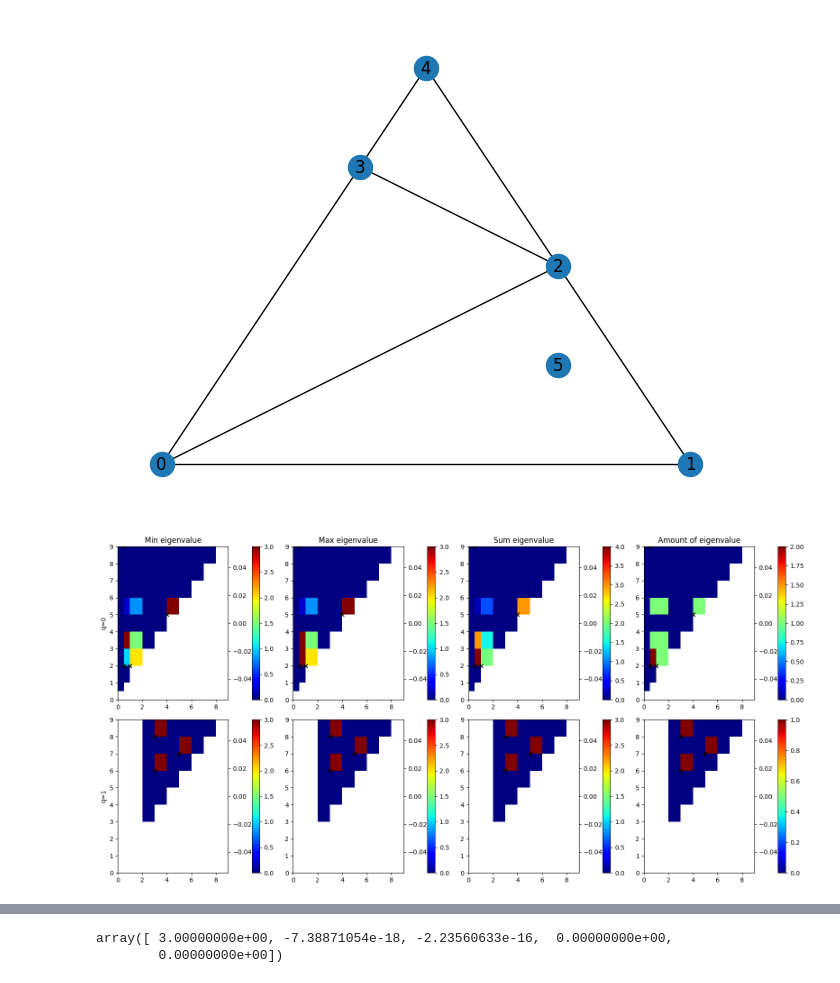
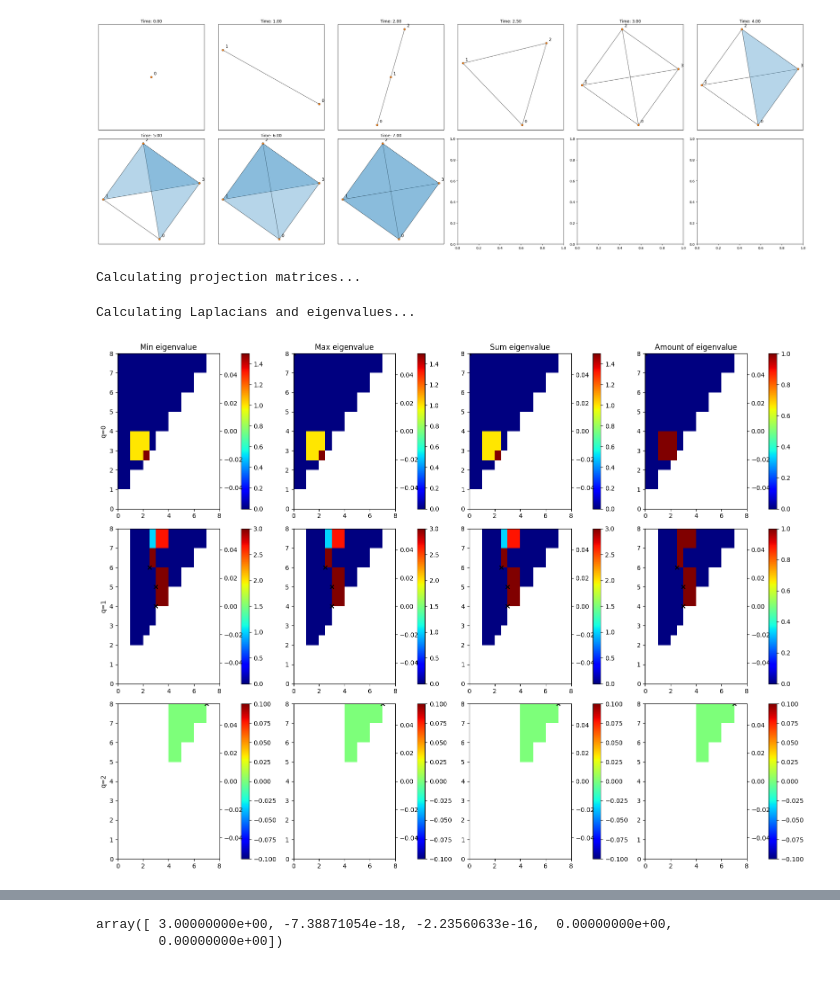
Before and after one commit to siroj99/Master_thesis, a Jupyter notebook: code/laplacians.ipynb, the cells around one changed output, grey strips where cells are left out. Cells and saved outputs as stored; diff of their text form; code cells hidden in the pictures.

Commit message:
Added function that use torch instead of numpy and added a faster method using Greville's form and smart allocation of memory.

```diff
--- a/code/laplacians.ipynb
+++ b/code/laplacians.ipynb
@@ -54,7 +55,7 @@ def create_path(n, end_path = -1):
 
 
 # Drawn
-# simplices = [([0], 0), ([1], 1), ([2], 2), ([3], 3), ([1,0], 4), ([0,3], 5), ([1,3], 6), ([2,3], 7), ([0,2], 8), ([0,1,3], 9)]#, ([0,2,3], 10)]
+simplices = [([0], 0), ([1], 1), ([2], 2), ([3], 3), ([1,0], 4), ([0,3], 5), ([1,3], 6), ([2,3], 7), ([0,2], 8), ([0,1,3], 9)]#, ([0,2,3], 10)]
 # simplices = [([0], 0), ([1], 1), ([2], 2), ([3], 3), ([1,0], 4), ([2,3], 5), ([4], 6), ([2,4], 7), ([3,4], 8), ([2,3,4], 9), ([0,3], 10), ([1,3], 11), ([0,2], 12), ([0,1,3], 13)]#, ([0,2,3], 10)]
 
 # Swapped 7 and 8
@@ -79,7 +80,7 @@ def create_path(n, end_path = -1):
 # simplices = [([0], 0), ([1], 0), ([2], 0), ([3], 0), ([0,2], 1), ([0,3], 1), ([2,3], 1), ([0,1], 2), ([0,2,3], 3)]
 
 # Drawn new
-simplices = [([5], 0), ([0], 0.5), ([1], 0.5), ([2], 0.5), ([3], 1), ([0,1], 2), ([1,2], 2), ([2,3], 2), ([0,2], 3), ([0,3], 3), ([4], 4), ([2,4], 5), ([3,4], 5), ([0,1,2], 6), ([2,3,4], 7), ([0,2,3], 8)]
+# simplices = [([0], 0), ([1], 0), ([2], 0), ([3], 1), ([0,1], 2), ([1,2], 2), ([2,3], 2), ([0,2], 3), ([0,3], 3), ([4], 4), ([2,4], 5), ([3,4], 5), ([0,1,2], 6), ([2,3,4], 7), ([0,2,3], 8)]
 
 # Test easy
 # simplices = [([0], 0), ([1], 0), ([2], 0), ([0,1], 0), ([0,2], 0), ([1,2], 0),
@@ -93,57 +94,100 @@ simplices = [([5], 0), ([0], 0.5), ([1], 0.5), ([2], 0.5), ([3], 1), ([0,1], 2),
 # simplices = [([0],0), ([1], 0), ([2], 1), ([3], 1), ([4], 1), ([0,2], 1), ([2,3], 1), ([2,4], 1), ([3,4], 1), ([1,4], 1)]
 
 # Dimension 2 feature
-# simplices = [([0],0), ([1], 1), ([0,1], 1), ([2], 2), ([0,2], 2), ([1,2], 2), ([3], 3), ([0,3], 3), ([1,3], 3), ([2,3], 3), ([0,2,3], 4), ([1,2,3], 5), ([0,1,2], 6), ([0,1,3], 7)]
+simplices = [([0],0), ([1], 1), ([0,1], 1), ([2], 2), ([0,2], 2.5), ([1,2], 2), ([3], 3), ([0,3], 3), ([1,3], 3), ([2,3], 3), ([0,2,3], 4), ([1,2,3], 5), ([0,1,2], 6), ([0,1,3], 7)]
+
+# 2 dimension 2 features
+# simplices = [([0], 0), ([1], 1), ([2], 2), ([3], 3), ([4], 4), ([0,2], 5),
+#              ([2,4], 6), ([1,4], 7), ([0,1], 8), ([3,4], 9), ([2,3], 10), ([1,2], 11),
+#              ([1,3], 12), ([0,3], 13), ([0,2,3], 14), ([1,3,4], 15), ([0,1,3], 16), ([0,1,2], 17),
+#              ([2,3,4], 18), ([1,2,4], 19), ([1,2,3], 20), ([0,1,2,3], 21)]
+
+# Fewer timesteps
+# simplices = [([0], 0), ([1], 0), ([2], 2), ([3], 2), ([4], 4), ([0,2], 4),
+#              ([2,4], 6), ([1,4], 6), ([0,1], 8), ([3,4], 8), ([2,3], 10), ([1,2], 10),
+#              ([1,3], 12), ([0,3], 12), ([0,2,3], 14), ([1,3,4], 14), ([0,1,3], 16), ([0,1,2], 16),
+#              ([2,3,4], 18), ([1,2,4], 18), ([1,2,3], 20), ([0,1,2,3], 20)]
+
+# NOT 2 eigenvalues
+# simplices = [([0], 0), ([1], 1), ([2], 2), ([0,2], 4), ([0,1], 4),  ([1,2], 3)]
+
+# 2 eigenvalues
+# simplices = [([0], 0), ([1], 1), ([2], 1), ([1,2], 3), ([0,1], 2), ([0,2], 3)]
+
+# 3 eigenvalues
+# simplices = [([0], 0), ([1], 1), ([2], 1), ([3], 1), ([0,3], 2), ([0,1], 2), ([1,2], 2), ([2,3], 2)]
+
+# simplices = [([0], 0), ([3], 1), ([6], 1), ([1], 2), ([0,1], 2), ([4], 2), ([3,4], 2), ([7], 2), ([6,7], 2.5), ([2], 3), ([5], 3), ([8], 3), ([1,2], 3), ([2,3], 4), ([4,5], 4), ([5,6], 4), ([7,8], 4), ([0,8], 4)]
 
 # Path
 # simplices = create_path(8, end_path=-1)
 
 # Cycles
 # simplices = create_cycle(3)
 x = 4
 y = 4
 z = 4
 x4 = 5
 overlap = 3
 # Three cycles added in order x->y->z, with x and z not connected.
 # simplices = create_cycle(x) + create_cycle(y, start_n=x, overlap=overlap, overlap_start=x-overlap) + create_cycle(z, start_n=x+y-overlap, overlap=overlap, overlap_start=x+y-2*overlap)
 # Three cycles added with all of them connecting on overlap vertices.
 # simplices = create_cycle(x) + create_cycle(y, start_n=x, overlap=overlap) + create_cycle(z, start_n=x+y-overlap, overlap=overlap)
 # simplices = create_cycle(x) + create_cycle(y, start_n=x, overlap=overlap) + create_cycle(z, start_n=x+y-overlap, overlap=overlap)+ create_cycle(x4, start_n=x+y+z-2*overlap, overlap=overlap)
 # simplices.append(([7], 0))
 # simplices.append(([6,7], 1))
 # simplices = create_cycle(7)
 # simplices.append(([10], 2))
 # simplices.append(([0,2], 2))
 # simplices.append(([0,1,2], 2))
 # simplices.append(([0,3], 3))
 # simplices.append(([0,2,3], 3))
 # print(simplices)
 
 f = d.Filtration()
 for vertices, time in simplices:
     f.append(d.Simplex(vertices, time))
 
+draw_filtration(f)
+
 # Drawing graph
-G = nx.Graph()
-f.sort()
-for s in f:
-    if s.dimension() == 0:
-        G.add_node(s[0])
-    elif s.dimension() == 1:
-        G.add_edge(s[0], s[1])
-nx.draw_planar(G, with_labels=True)
+# G = nx.Graph()
+# f.sort()
+# for s in f:
+#     if s.dimension() == 0:
+#         G.add_node(s[0])
+#     elif s.dimension() == 1:
+#         G.add_edge(s[0], s[1])
+# nx.draw_planar(G, with_labels=True)
 # %% [output]
-[figure, old version]
+[figure, new version]
 # %%
 def Laplacian_fun(B22_st, B22_stm1, B22_sm1t, B22_sm1tm1, eye):
     # return B22_stm1@B22_sm1t@(eye-B22_st)@B22_sm1t
     # return B22_sm1t@(eye-B22_st)@B22_sm1t@B22_stm1
     # return B22_sm1t@B22_stm1@(eye-B22_st)@B22_stm1
-    return B22_stm1@(eye-B22_st)@B22_stm1@B22_sm1t
+    # return B22_stm1@(eye-B22_st)@B22_stm1@B22_sm1t
     # return B22_sm1tm1-B22_sm1t-B22_stm1+B22_st
 
-eigenvalues, relevant_times, fig, ax = plot_Laplacian_new_eigenvalues(f, lambda x: 1, max_dim =1, plot_types=["Min", "Max", "Sum", "Amount of"], Laplacian_fun= Laplacian_fun, method="cross_extended", plot_args_diag={"c": "black", "alpha": 1, "marker": "x"}, plot_type_to_fun={"Amount of": len})
+
+    # return B22_stm1@B22_sm1t+B22_sm1t@B22_stm1-2*B22_st
+    # return eye-B22_st
+
+    # return B22_stm1@(eye-B22_st)@(eye - B22_sm1tm1 + B22_sm1t)
+
+    # Best
+    return B22_sm1t@B22_stm1-B22_st
+    # return B22_stm1@B22_sm1t-B22_st
+
+    # Normal
+    # return -1*(B22_sm1tm1 - B22_sm1t - B22_stm1 + B22_st)
+
+    # return B22_sm1t - B22_st
+
+# cross_Laplacian_new_eigenvalues(f, lambda _: 1, max_dim = 1, Laplacian_fun = Laplacian_fun)
+eigenvalues, relevant_times, fig, ax = plot_Laplacian_new_eigenvalues(f, lambda x: 1, max_dim =2, plot_types=["Min", "Max", "Sum", "Amount of"], Laplacian_fun= Laplacian_fun, method="greville", plot_args_diag={"c": "black", "alpha": 1, "marker": "x"}, plot_type_to_fun={"Amount of": len}, integer_time_steps=True)
 # %% [output]
+Calculating projection matrices...
+Calculating Laplacians and eigenvalues...
-[figure, old version]
+[figure, new version]
 # %%
```
Also changed, not shown: parts of 4 cells of this notebook, 8 other files.
